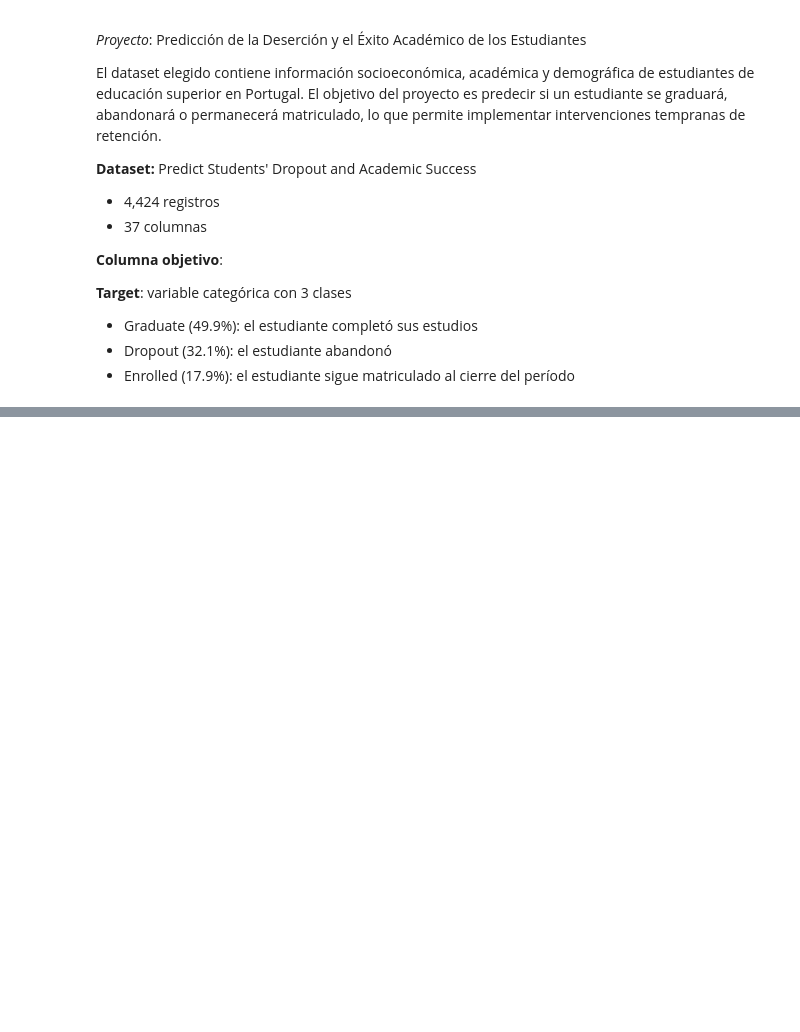
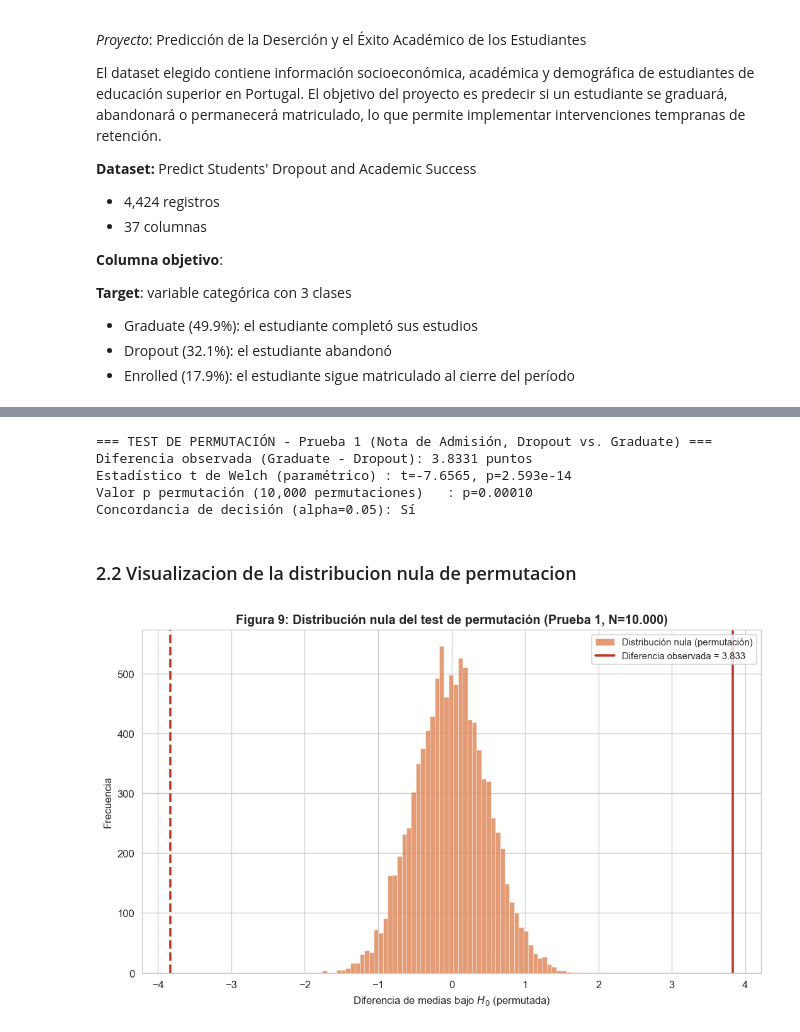
Before and after one commit to dark452/mcdi501-grupo1, a Jupyter notebook: notebooks/F3.ipynb, the cells around one changed output, grey strips where cells are left out. Drawn from its saved outputs; the diff is of its cells as text; code cells hidden in the pictures; blank space fills up the shorter version.

```diff
--- a/notebooks/F3.ipynb
+++ b/notebooks/F3.ipynb
@@ -27,0 +320,67 @@ El dataset elegido contiene información socioeconómica, académica y demográf
+# %%
+def permutation_test_mean_diff(x1, x2, B=10000, seed=42):
+    """Test de permutación para diferencia de medias de dos muestras independientes.
+
+    Parámetros
+    ----------
+    x1, x2 : np.ndarray
+        Muestras de cada grupo.
+    B : int
+        Número de permutaciones (mínimo exigido: 10.000).
+    seed : int
+        Semilla de reproducibilidad.
+
+    Retorno
+    -------
+    dict
+        diff_obs, perm_diffs (distribución nula), p_value (bilateral).
+    """
+    rng = np.random.default_rng(seed)
+    diff_obs = x2.mean() - x1.mean()
+    pooled = np.concatenate([x1, x2])
+    n1 = len(x1)
+    perm_diffs = np.empty(B)
+    for i in range(B):
+        perm = rng.permutation(pooled)
+        perm_diffs[i] = perm[n1:].mean() - perm[:n1].mean()
+    p_value = (np.sum(np.abs(perm_diffs) >= np.abs(diff_obs)) + 1) / (B + 1)
+    return dict(diff_obs=diff_obs, perm_diffs=perm_diffs, p_value=p_value)
+
+
+dropout_grade = df[df['Target'] == 'Dropout']['Admission grade'].values.astype(float)
+grad_grade = df[df['Target'] == 'Graduate']['Admission grade'].values.astype(float)
+
+t_welch, p_welch = stats.ttest_ind(dropout_grade, grad_grade, equal_var=False)
+
+N_PERM = 10000
+perm_res1 = permutation_test_mean_diff(dropout_grade, grad_grade, B=N_PERM, seed=SEED)
+
+print('=== TEST DE PERMUTACIÓN - Prueba 1 (Nota de Admisión, Dropout vs. Graduate) ===')
+print(f'Diferencia observada (Graduate - Dropout): {perm_res1["diff_obs"]:.4f} puntos')
+print(f'Estadístico t de Welch (paramétrico) : t={t_welch:.4f}, p={p_welch:.3e}')
+print(f'Valor p permutación ({N_PERM:,} permutaciones)   : p={perm_res1["p_value"]:.5f}')
+print(f'Concordancia de decisión (alpha=0.05): {"Sí" if (p_welch < 0.05) == (perm_res1["p_value"] < 0.05) else "No"}')
+# %% [output]
+=== TEST DE PERMUTACIÓN - Prueba 1 (Nota de Admisión, Dropout vs. Graduate) ===
+Diferencia observada (Graduate - Dropout): 3.8331 puntos
+Estadístico t de Welch (paramétrico) : t=-7.6565, p=2.593e-14
+Valor p permutación (10,000 permutaciones)   : p=0.00010
+Concordancia de decisión (alpha=0.05): Sí
+# %% [markdown]
+### 2.2 Visualizacion de la distribucion nula de permutacion
+# %%
+fig, ax = plt.subplots(figsize=(9, 5.5))
+ax.hist(perm_res1['perm_diffs'], bins=60, color=PERM_COLOR, alpha=0.8, edgecolor='white', linewidth=0.3,
+        label='Distribución nula (permutación)')
+ax.axvline(perm_res1['diff_obs'], color='#c0392b', linewidth=2.2, label=f"Diferencia observada = {perm_res1['diff_obs']:.3f}")
+ax.axvline(-perm_res1['diff_obs'], color='#c0392b', linewidth=2.2, linestyle='--')
+ax.set_title('Figura 9: Distribución nula del test de permutación (Prueba 1, N=10.000)',
+             fontweight='bold', fontsize=12)
+ax.set_xlabel('Diferencia de medias bajo $H_0$ (permutada)')
+ax.set_ylabel('Frecuencia')
+ax.legend(fontsize=9)
+plt.tight_layout()
+plt.savefig('../data/processed/fig9_permutacion_test1.png', bbox_inches='tight', dpi=150)
+plt.show()
+# %% [output]
+[figure, added]
```
Also changed, not shown: parts of 14 cells of this notebook, 2 other files.
